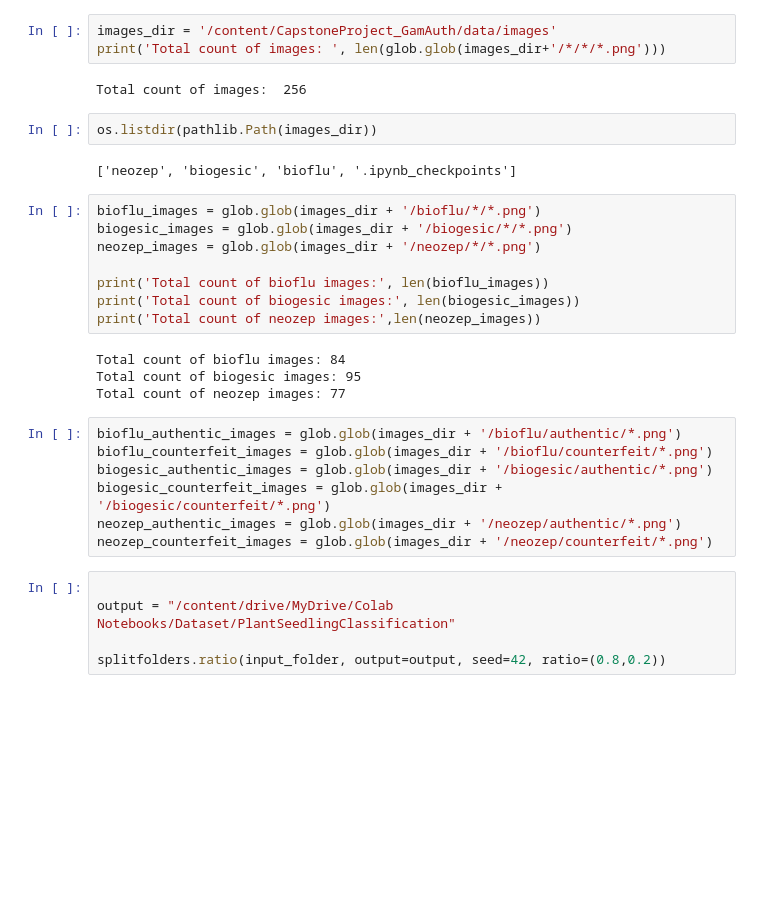
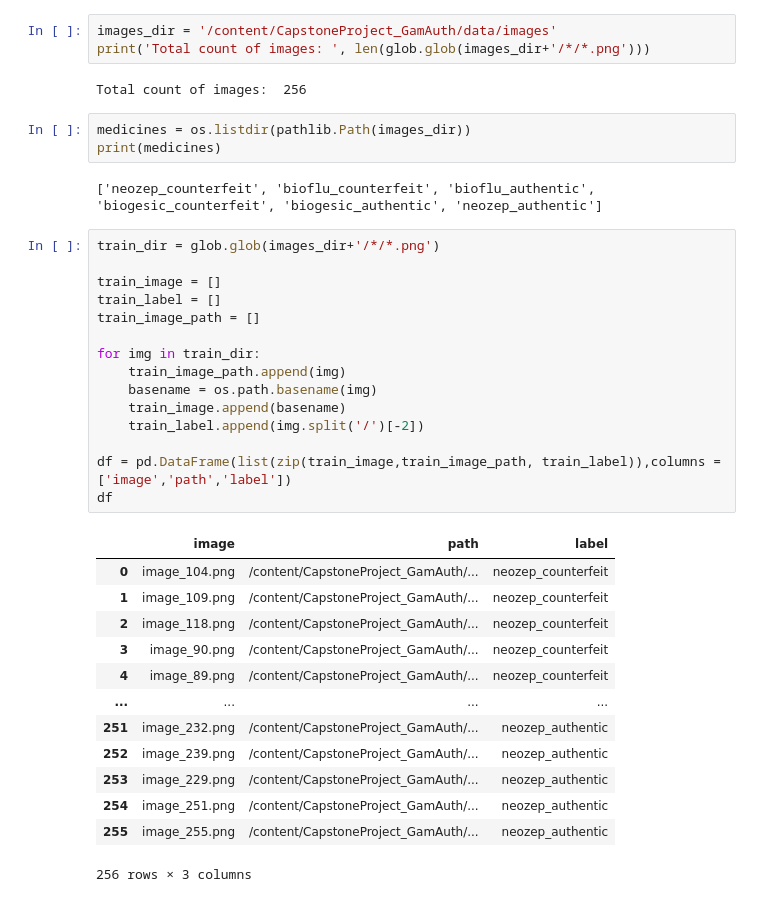
Before and after one commit to nathalierocelle/CapstoneProject_GamAuth, a Jupyter notebook: model_vgg.ipynb, the cells around one changed output. Saved outputs shown, nothing was run; the diff lists cells and outputs as text; blank space fills up the shorter version.

```diff
--- a/model_vgg.ipynb
+++ b/model_vgg.ipynb
@@ -31,33 +30,39 @@ Checking out files: 100% (308/308), done.
 # %%
 images_dir = '/content/CapstoneProject_GamAuth/data/images'
-print('Total count of images: ', len(glob.glob(images_dir+'/*/*/*.png')))
+print('Total count of images: ', len(glob.glob(images_dir+'/*/*.png')))
 # %% [output]
 Total count of images:  256
 # %%
-os.listdir(pathlib.Path(images_dir))
+medicines = os.listdir(pathlib.Path(images_dir))
+print(medicines)
 # %% [output]
-['neozep', 'biogesic', 'bioflu', '.ipynb_checkpoints']
+['neozep_counterfeit', 'bioflu_counterfeit', 'bioflu_authentic', 'biogesic_counterfeit', 'biogesic_authentic', 'neozep_authentic']
-# %%
-bioflu_images = glob.glob(images_dir + '/bioflu/*/*.png')
-biogesic_images = glob.glob(images_dir + '/biogesic/*/*.png')
-neozep_images = glob.glob(images_dir + '/neozep/*/*.png')
-
-print('Total count of bioflu images:', len(bioflu_images))
-print('Total count of biogesic images:', len(biogesic_images))
-print('Total count of neozep images:',len(neozep_images))
-# %% [output]
-Total count of bioflu images: 84
-Total count of biogesic images: 95
-Total count of neozep images: 77
-# %%
-bioflu_authentic_images = glob.glob(images_dir + '/bioflu/authentic/*.png')
-bioflu_counterfeit_images = glob.glob(images_dir + '/bioflu/counterfeit/*.png')
-biogesic_authentic_images = glob.glob(images_dir + '/biogesic/authentic/*.png')
-biogesic_counterfeit_images = glob.glob(images_dir + '/biogesic/counterfeit/*.png')
-neozep_authentic_images = glob.glob(images_dir + '/neozep/authentic/*.png')
-neozep_counterfeit_images = glob.glob(images_dir + '/neozep/counterfeit/*.png')
-# %%
-
-output = "/content/drive/MyDrive/Colab Notebooks/Dataset/PlantSeedlingClassification"
-
-splitfolders.ratio(input_folder, output=output, seed=42, ratio=(0.8,0.2))
+# %%
+train_dir = glob.glob(images_dir+'/*/*.png')
+
+train_image = []
+train_label = []
+train_image_path = []
+
+for img in train_dir:
+    train_image_path.append(img)
+    basename = os.path.basename(img)
+    train_image.append(basename)
+    train_label.append(img.split('/')[-2])
+
+df = pd.DataFrame(list(zip(train_image,train_image_path, train_label)),columns =['image','path','label'])
+df
+# %% [output]
+|  | image | path | label |
+| 0 | image_104.png | /content/CapstoneProject_GamAuth/... | neozep_counterfeit |
+| 1 | image_109.png | /content/CapstoneProject_GamAuth/... | neozep_counterfeit |
+| 2 | image_118.png | /content/CapstoneProject_GamAuth/... | neozep_counterfeit |
+| 3 | image_90.png | /content/CapstoneProject_GamAuth/... | neozep_counterfeit |
+| 4 | image_89.png | /content/CapstoneProject_GamAuth/... | neozep_counterfeit |
+| ... | ... | ... | ... |
+| 251 | image_232.png | /content/CapstoneProject_GamAuth/... | neozep_authentic |
+| 252 | image_239.png | /content/CapstoneProject_GamAuth/... | neozep_authentic |
+| 253 | image_229.png | /content/CapstoneProject_GamAuth/... | neozep_authentic |
+| 254 | image_251.png | /content/CapstoneProject_GamAuth/... | neozep_authentic |
+| 255 | image_255.png | /content/CapstoneProject_GamAuth/... | neozep_authentic |
+256 rows × 3 columns
```
Also changed, not shown: parts of 11 cells of this notebook.
